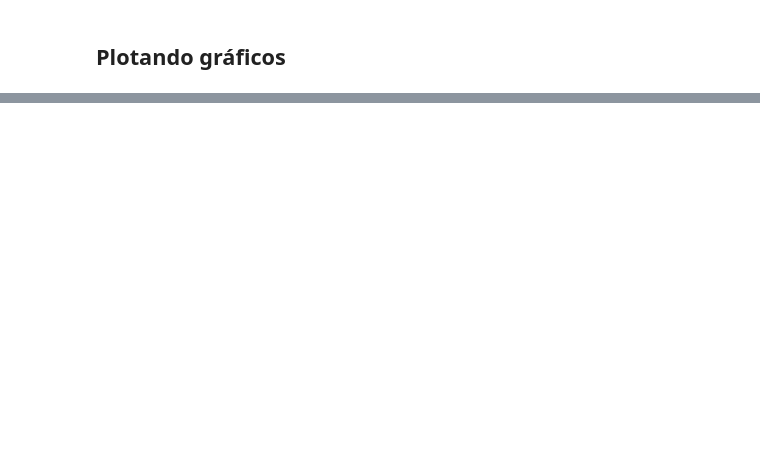
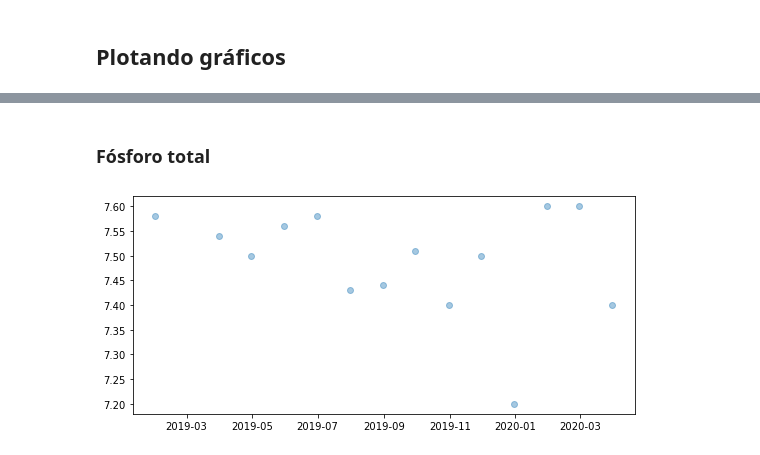
Before and after one commit to NicolasCho/projeto3_qta, a Jupyter notebook: analise/projeto3_graficos.ipynb, the cells around one changed output, grey strips where cells are left out. Cells and saved outputs as stored; diff of their text form; code cells hidden in the pictures; blank space fills up the shorter version.

```diff
--- a/analise/projeto3_graficos.ipynb
+++ b/analise/projeto3_graficos.ipynb
@@ -245,0 +267,14 @@ df_mensal
+# %% [markdown]
+### Fósforo total
+# %%
+fig = plt.figure(figsize=(9,4))
+ax = fig.add_subplot(111)
+
+ax.scatter(df_mensal.index, df_mensal['Valor pH(U.pH)'], alpha=0.4)
+
+ax.xaxis.set_major_locator(mdates.MonthLocator(bymonth=None, interval=2, tz=None))
+ax.xaxis.set_major_formatter(mdates.DateFormatter("%Y-%m"))
+
+plt.show()
+# %% [output]
+[figure, added]
```
Also changed, not shown: parts of 7 cells of this notebook.
